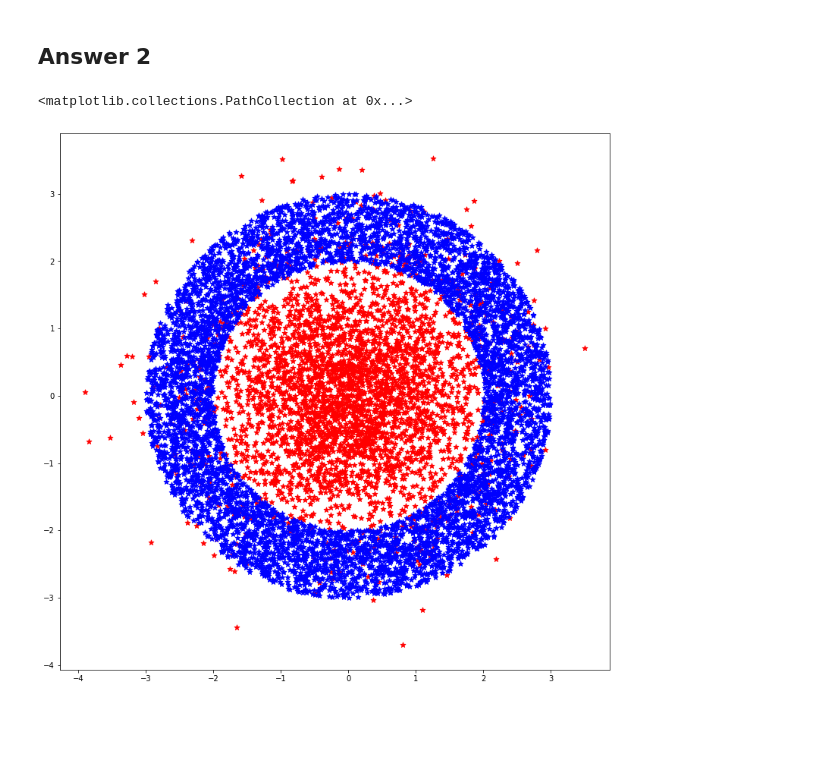
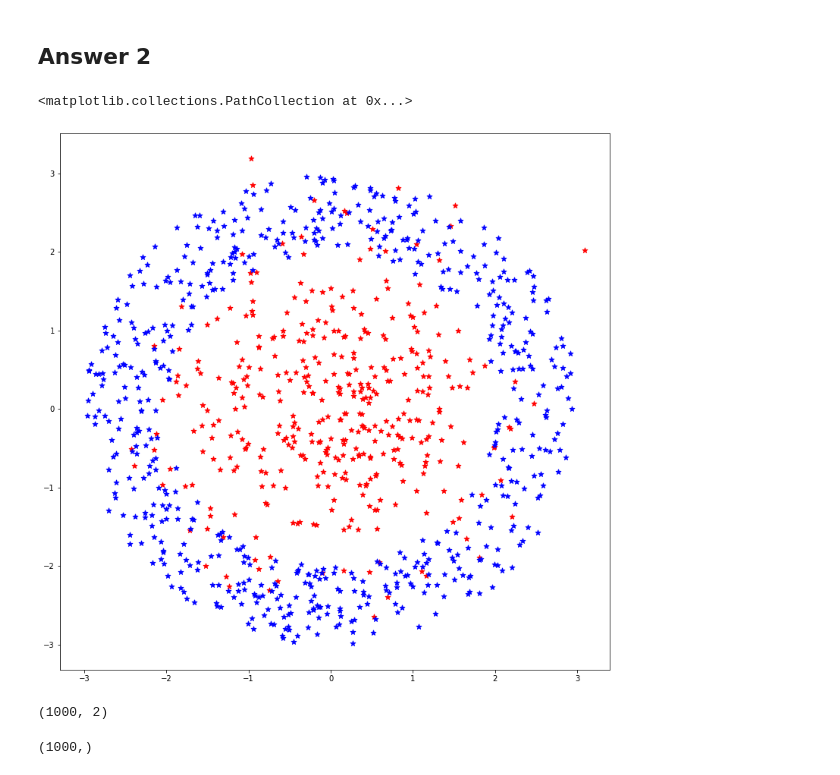
Before and after one commit to rohinarora/EECE5644-Machine_Learning, a Jupyter notebook: HW4/solution.ipynb, the cells around one changed output. Saved outputs shown, nothing was run; the diff lists cells and outputs as text; code cells hidden in the pictures; blank space fills up the shorter version.

```diff
--- a/HW4/solution.ipynb
+++ b/HW4/solution.ipynb
@@ -75,29 +82,29 @@ def sample_class2():
 # %%
 fig = plt.figure(figsize=(13,13));
 prior=0.35
 zero_mean=[0,0]
 cov=[[1,0],[0,1]]
 samples_class1=[]
 samples_class2=[]
-for num in range(10000):
+for num in range(1000):
     uniform_sample=np.random.uniform()
     if uniform_sample<prior:
         sample=np.random.multivariate_normal(zero_mean,cov,[1]).transpose()
         samples_class1.append(sample)
     else:
         sample=sample_class2().T
         samples_class2.append(sample)
 samples_class1=np.hstack(samples_class1)
 samples_class2=np.hstack(samples_class2)
 
 a=np.squeeze(np.asarray(samples_class1.transpose()[:,1]))
 b=np.squeeze(np.asarray(samples_class1.transpose()[:,0]))
 
 c=np.squeeze(np.asarray(samples_class2.transpose()[:,1]))
 d=np.squeeze(np.asarray(samples_class2.transpose()[:,0]))
 
 plt.scatter(b,a,color='r',marker='*',label='class 1',s=50)
 plt.scatter(d,c,color='b',marker='*',label='class 1',s=50)
 # %% [output]
 <matplotlib.collections.PathCollection at 0x...>
-[figure, old version]
+[figure, new version]
@@ -103,0 +115,4 @@ plt.scatter(d,c,color='b',marker='*',label='class 1',s=50)
+# %%
+X.shape
+# %% [output]
+(1000, 2)
@@ -103,0 +121,4 @@ plt.scatter(d,c,color='b',marker='*',label='class 1',s=50)
+# %%
+y.shape
+# %% [output]
+(1000,)
```
Also changed, not shown: parts of 18 cells of this notebook.
